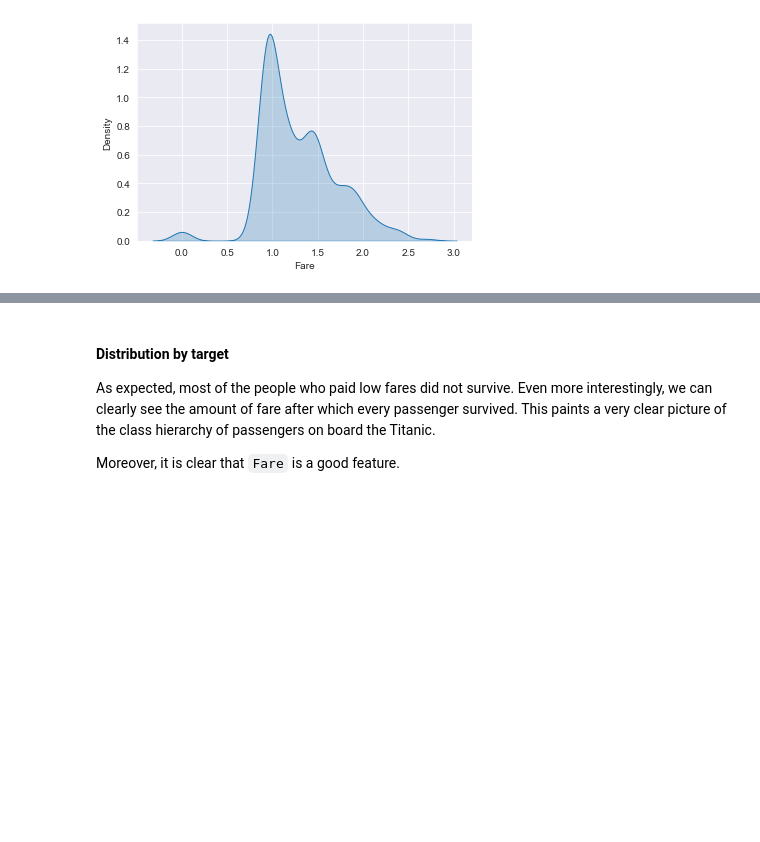
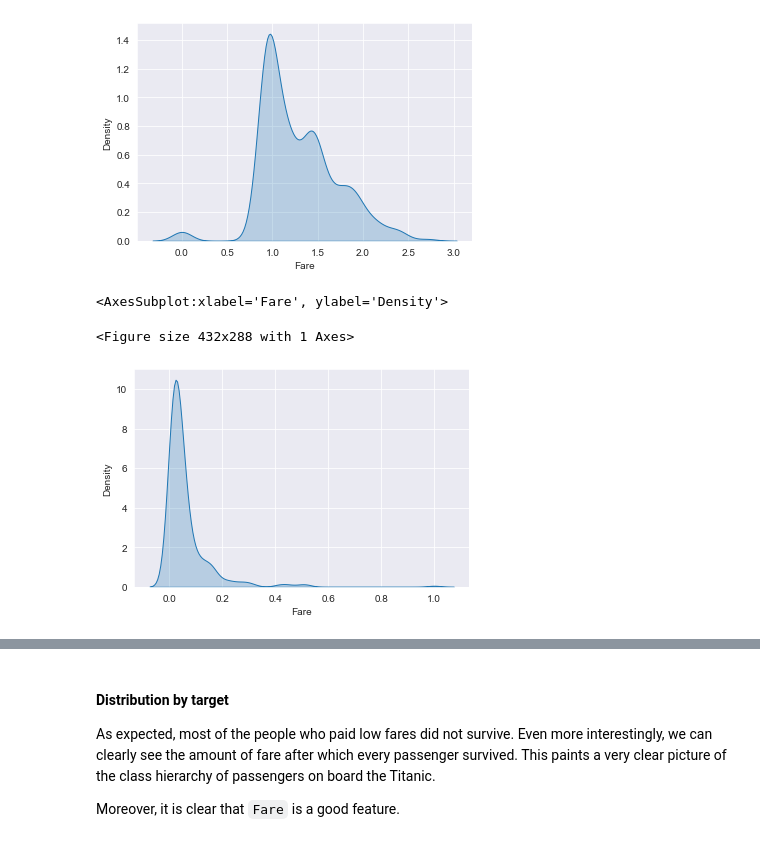
Before and after one commit to MalayAgr/Kaggle-Titanic, a Jupyter notebook: notebooks/eda.ipynb, the cells around one changed output, grey strips where cells are left out. Cells and saved outputs as stored; diff of their text form; code cells hidden in the pictures; blank space fills up the shorter version.

```diff
--- a/notebooks/eda.ipynb
+++ b/notebooks/eda.ipynb
@@ -300,3 +300,14 @@ sns.kdeplot(x=np.log10(df["Fare"] + 1), fill=True)
 <AxesSubplot:xlabel='Fare', ylabel='Density'>
 <Figure size 432x288 with 1 Axes>
 [figure]
+# %%
+# MinMax normalization
+# Didn't make a lot of difference
+maximum = df["Fare"].max()
+minimum = df["Fare"].min()
+transformed = (df["Fare"] - minimum) / (maximum - minimum)
+sns.kdeplot(x=transformed, fill=True)
+# %% [output]
+<AxesSubplot:xlabel='Fare', ylabel='Density'>
+<Figure size 432x288 with 1 Axes>
+[figure, added]
```
Also changed, not shown: parts of 2 cells of this notebook.
